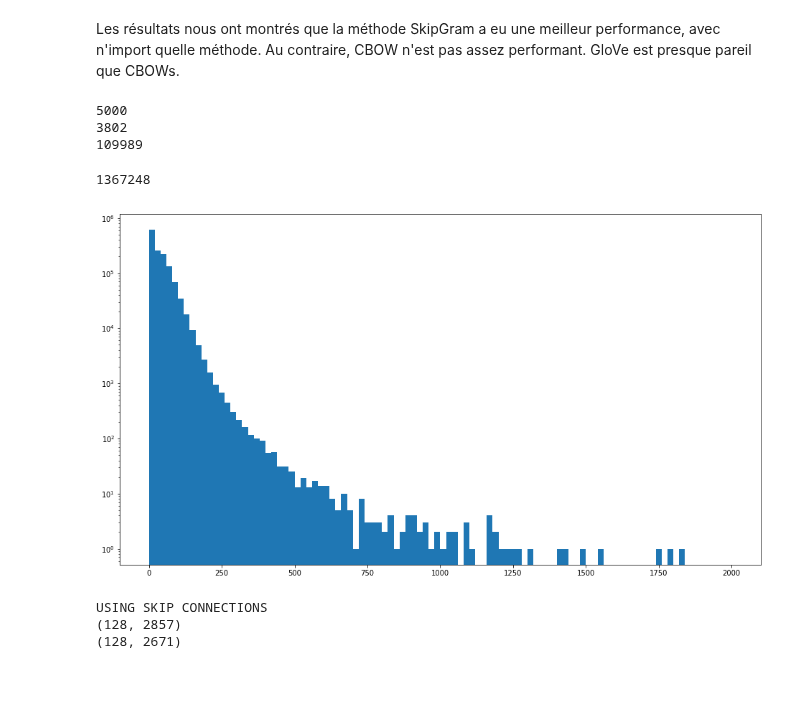
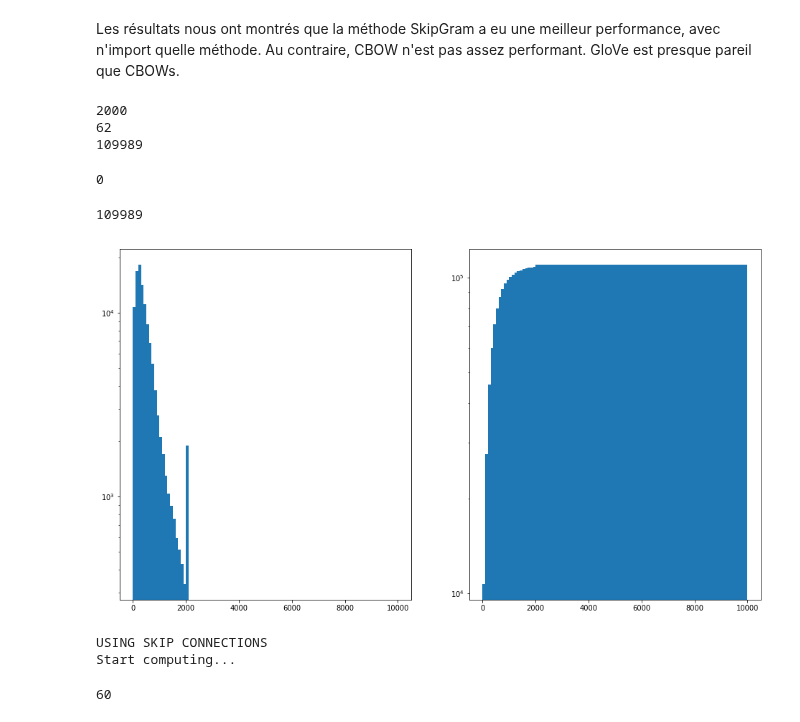
Before and after one commit to Lamela/WordEmbedding, a Jupyter notebook: Text Classification Pipeline.ipynb, the cells around one changed output. Drawn from its saved outputs; the diff is of its cells as text; code cells hidden in the pictures; blank space fills up the shorter version.

```diff
--- a/Text Classification Pipeline.ipynb
+++ b/Text Classification Pipeline.ipynb
@@ -14,11 +14,13 @@ from sklearn.model_selection import train_test_split
 from sklearn.metrics import confusion_matrix
 import matplotlib.pyplot as plt
 from plot_util import plot_confusion_matrix
+import time
+import h5py
 %matplotlib inline
 
 # Model parameters
 MAX_FEATURES = 256404
-MAX_TEXT_LENGTH = 1024
+MAX_TEXT_LENGTH = 2000
 EMBED_SIZE  = 300
 BATCH_SIZE = 128
 EPOCHS = 2
@@ -253,6 +253,7 @@ import tensorflow as tf
 import os
 import sys
 import json
+import gc
 
 sys.path.append("..")
 
@@ -265,7 +266,7 @@ with open("datasets/news_less_category.txt", "r") as f:
         temp = line.split('__label__')
         raw_context.append(temp[0])
 
-tokenized_context = [sentence.split()[:5000] for sentence in raw_context]
+tokenized_context = [sentence.split()[:MAX_TEXT_LENGTH] for sentence in raw_context]
 #tokenized_context = [sentence.split() for sentence in raw_context]
 max_length = len(tokenized_context[0])
 max_line = 0
@@ -280,23 +281,30 @@ print(max_length)
 print(max_line)
 print(len(tokenized_context))
 del(raw_context)
+gc.collect()
 # %% [output]
-5000
-3802
+2000
+62
 109989
+0
 # %%
 plt.figure(figsize=(16,9))
-plt.hist(lens, bins=100, range=(0, 2000))
+plt.subplot(121)
+plt.hist(lens, bins=100, range=(0, 10000))
+plt.yscale('log')
+plt.subplot(122)
+plt.hist(lens, bins=100, range=(0, 10000), cumulative=True)
 plt.yscale('log')
 print(len(lens))
 # %% [output]
-1367248
+109989
-[figure, old version]
+[figure, new version]
 # %%
 vocab_file = '/home/chenxin/WordEmbedding/pre_trained_vectors/raw_300/ft_5_vocab.txt'
 options_file = '/home/chenxin/ELMo/pure_checkpoint/options.json'
 weight_file = '/home/chenxin/ELMo/pure_checkpoint/weights.hdf5'
 token_embedding_file = '/home/chenxin/WordEmbedding/pre_trained_vectors/raw_300/vocab_embedding.hdf5'
+prefix = 'pre_trained_vectors/elmo_600/elmo_vector_'
 with open(options_file, 'r') as fin:
     options = json.load(fin)
 
@@ -334,9 +342,12 @@ with tf.Session(config=config) as sess:
     # Create batches of data.
     elmo_embedding = []
     count = 0
-    for i in range(0, len(tokenized_context), 128):
-        context_ids = batcher.batch_sentences(tokenized_context[i:i+128])
-        print(context_ids.shape)
+    tic = time.time()
+    dump_batch = 128
+    print("Start computing...")
+    for i in range(0, len(tokenized_context), dump_batch):
+        context_ids = batcher.batch_sentences(tokenized_context[i:i+dump_batch])
+        #print(context_ids.shape)
 
         # Compute ELMo representations (here for the input only, for simplicity).
         elmo_context_input_ = sess.run(
@@ -345,9 +356,17 @@ with tf.Session(config=config) as sess:
         )
         elmo_embedding += elmo_context_input_
         count += 1
-        if count == 2:
+
+        if count % 30 == 0:
+            dump_vectors(elmo_embedding, prefix, count // 30, dump_batch, 30)
+            toc = time.time()
+            print("Batch number: " + str(count))
+            print("Total time: " + str(toc - tic) + "s")
+            del(elmo_embedding)
+            gc.collect()
+            elmo_embedding = []
+        if count == 60:
             break
 # %% [output]
 USING SKIP CONNECTIONS
-(128, 2857)
-(128, 2671)
+Start computing...
@@ -354,3 +387,7 @@ USING SKIP CONNECTIONS
+# %%
+print(len(elmo_embedding))
+# %% [output]
+60
 # %%
 print(elmo_embedding[0].shape)
 # %% [output]
```
Also changed, not shown: parts of 4 cells of this notebook.
